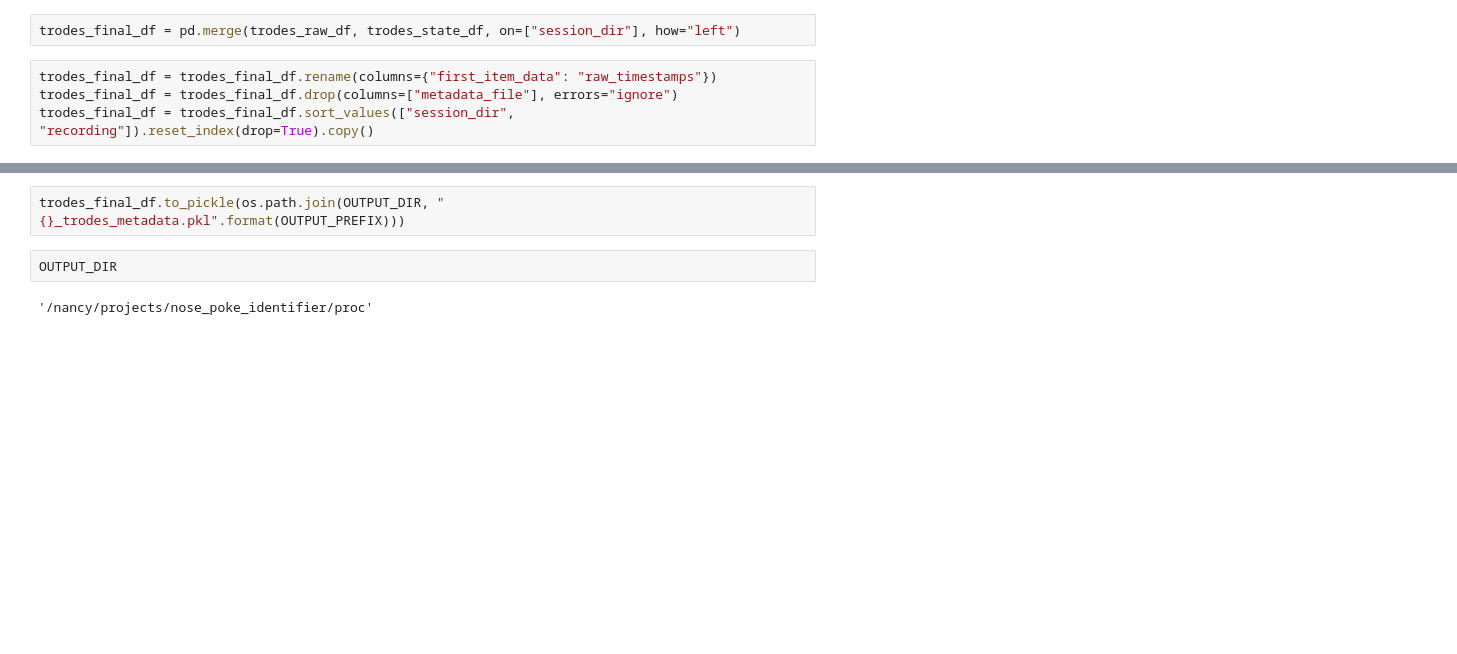
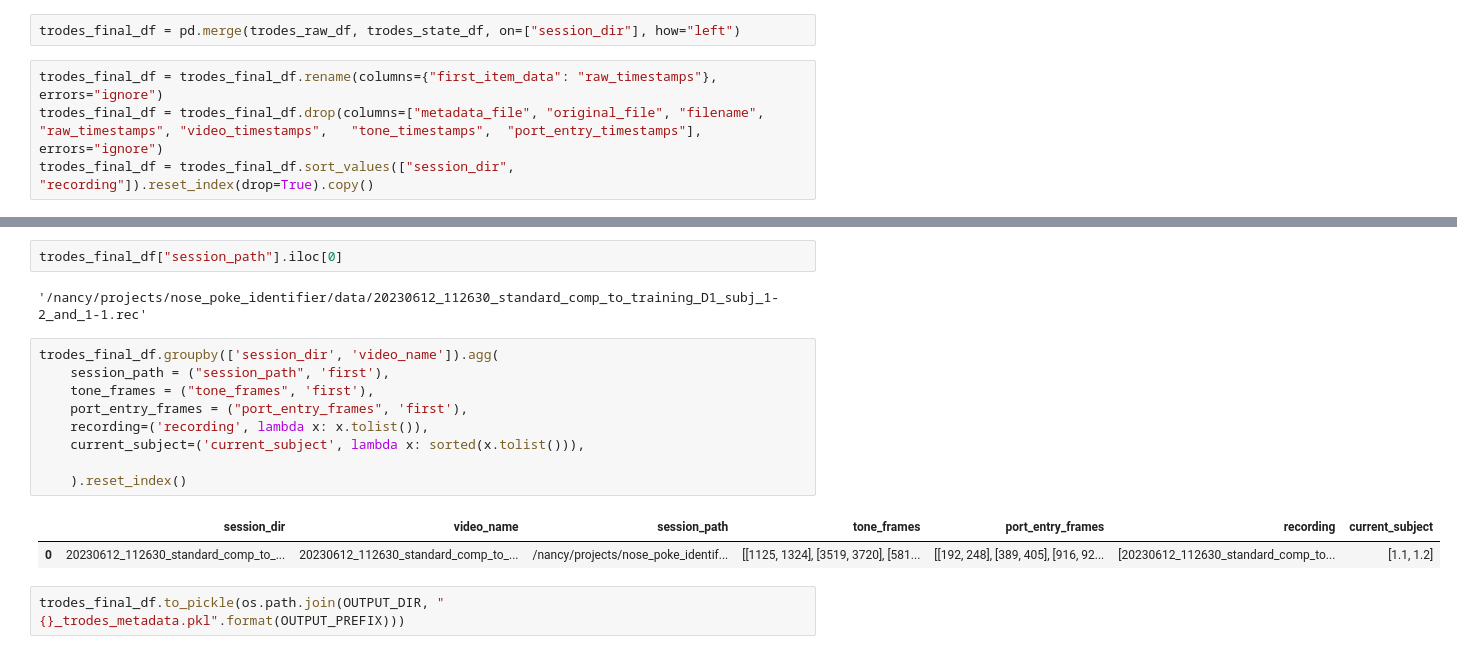
Before and after one commit to padillacoreanolab/nose_poke_identifier, a Jupyter notebook: results/2023_09_07_nose_poke_extraction/00_extract_timestamps.ipynb, the cells around one changed output, grey strips where cells are left out. Cells and saved outputs as stored; diff of their text form; blank space fills up the shorter version.

Commit message:
nb: drop columns for extract timestamps

```diff
--- a/results/2023_09_07_nose_poke_extraction/00_extract_timestamps.ipynb
+++ b/results/2023_09_07_nose_poke_extraction/00_extract_timestamps.ipynb
@@ -598,8 +598,8 @@ trodes_raw_df
 # %%
 trodes_final_df = pd.merge(trodes_raw_df, trodes_state_df, on=["session_dir"], how="left")
 # %%
-trodes_final_df = trodes_final_df.rename(columns={"first_item_data": "raw_timestamps"})
-trodes_final_df = trodes_final_df.drop(columns=["metadata_file"], errors="ignore")
+trodes_final_df = trodes_final_df.rename(columns={"first_item_data": "raw_timestamps"}, errors="ignore")
+trodes_final_df = trodes_final_df.drop(columns=["metadata_file", "original_file", "filename", "raw_timestamps", "video_timestamps",	"tone_timestamps",	"port_entry_timestamps"], errors="ignore")
 trodes_final_df = trodes_final_df.sort_values(["session_dir", "recording"]).reset_index(drop=True).copy()
 # %%
 trodes_final_df
@@ -610,6 +610,18 @@ trodes_final_df
+# %%
+trodes_final_df["session_path"].iloc[0]
+# %% [output]
+'/nancy/projects/nose_poke_identifier/data/20230612_112630_standard_comp_to_training_D1_subj_1-2_and_1-1.rec'
+# %%
+trodes_final_df.groupby(['session_dir', 'video_name']).agg(
+    session_path = ("session_path", 'first'),
+    tone_frames = ("tone_frames", 'first'),
+    port_entry_frames = ("port_entry_frames", 'first'),
+    recording=('recording', lambda x: x.tolist()),
+    current_subject=('current_subject', lambda x: sorted(x.tolist())),
+
+    ).reset_index()
+# %% [output]
+|  | session_dir | video_name | session_path | tone_frames | port_entry_frames | recording | current_subject |
+| 0 | 20230612_112630_standard_comp_to_... | 20230612_112630_standard_comp_to_... | /nancy/projects/nose_poke_identif... | [[1125, 1324], [3519, 3720], [581... | [[192, 248], [389, 405], [916, 92... | [20230612_112630_standard_comp_to... | [1.1, 1.2] |
 # %%
 trodes_final_df.to_pickle(os.path.join(OUTPUT_DIR, "{}_trodes_metadata.pkl".format(OUTPUT_PREFIX)))
-# %%
-OUTPUT_DIR
-# %% [output]
-'/nancy/projects/nose_poke_identifier/proc'
```
Also changed, not shown: parts of 1 cell of this notebook.
